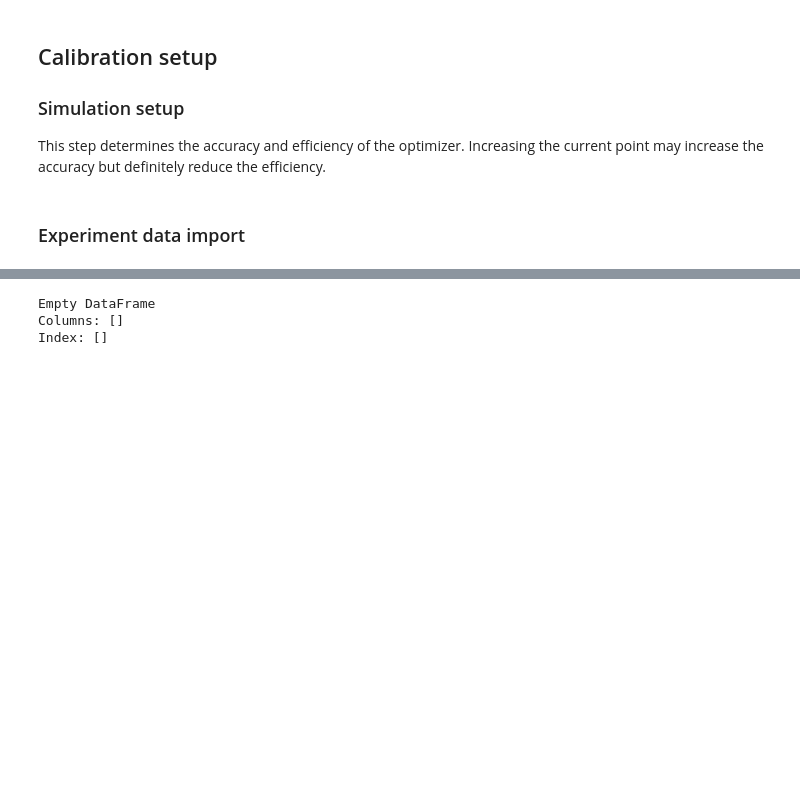
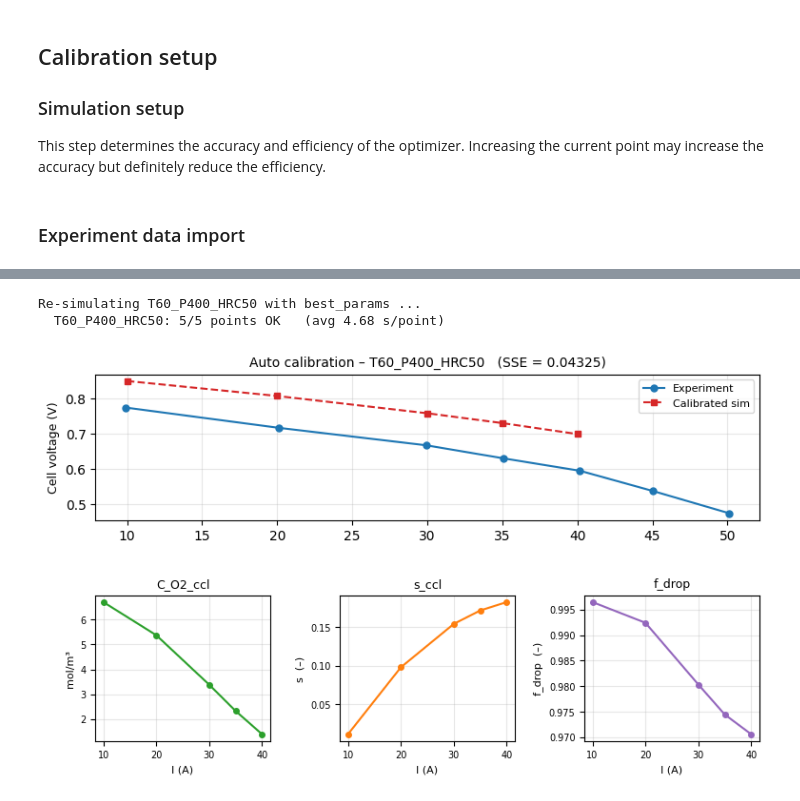
Before and after one commit to YuKwanH/DS-AlphaPEM, a Jupyter notebook: simulation/parameter calibration/dynamic model/polar.ipynb, the cells around one changed output, grey strips where cells are left out. Drawn from its saved outputs; the diff is of its cells as text; code cells hidden in the pictures; blank space fills up the shorter version.

Commit message:
Tried some manual calibration

```diff
--- a/simulation/parameter calibration/dynamic model/polar.ipynb
+++ b/simulation/parameter calibration/dynamic model/polar.ipynb
@@ -34,10 +42,13 @@ from modules.tests import *
 ### Simulation setup
 This step determines the accuracy and efficiency of the optimizer. Increasing the current point may increase the accuracy but definitely reduce the efficiency.
 # %%
-I_tested = [10, 20, 30]
-RHC_tested = [0, 50]
-PAC_tested = [1.3e5,1.4e5,1.5e5]
-TFC_tested = [50, 60, 70]
+
+# ---- Cell 3: Calibration target ----
+# Change CHOSEN_COND to any key from the experiment data (printed by the next cell)
+CHOSEN_COND = "T60_P400_HRC50"
+
+# Current points used to evaluate the objective (A)
+I_tested = [10, 20, 30, 35, 40]
 # %% [markdown]
 ### Experiment data import
 # %%
@@ -275,8 +300,65 @@ How much do the calibrated parameters change as you broaden the training set? Bi
 # %%
-# Side-by-side parameter comparison.
-param_df = pd.DataFrame({name: info["best_params"] for name, info in results.items()})
-print(param_df.to_string(float_format=lambda v: f"{v:.4g}"))
+
+# ---- Cell 10: Plot calibration result ----
+print(f"Re-simulating {CHOSEN_COND} with best_params ...")
+i_sim, v_sim, internals = simulate_polar(CHOSEN_COND, best_params)
+
+# Experimental reference
+df    = polardata_exp[CHOSEN_COND]
+i_exp = df["I_LOAD"].to_numpy(dtype=float)
+v_exp = df["VFC"].to_numpy(dtype=float) / n_cell
+
+# --- Compact figure: polar curve (top, full-width) + 3 diagnostic panels ---
+fig = plt.figure(figsize=(9, 5))
+gs  = gridspec.GridSpec(2, 3, figure=fig, hspace=0.52, wspace=0.40)
+ax_polar = fig.add_subplot(gs[0, :])
+ax_co2   = fig.add_subplot(gs[1, 0])
+ax_s     = fig.add_subplot(gs[1, 1])
+ax_fd    = fig.add_subplot(gs[1, 2])
+
+# Polarization curve
+ax_polar.plot(i_exp, v_exp, "o-",  color="tab:blue", markersize=5, label="Experiment")
+if i_sim:
+    ax_polar.plot(i_sim, v_sim, "s--", color="tab:red",  markersize=5, label="Calibrated sim")
+ax_polar.set_ylabel("Cell voltage (V)", fontsize=9)
+ax_polar.set_title(f"Auto calibration – {CHOSEN_COND}   (SSE = {study.best_value:.5f})", fontsize=10)
+ax_polar.grid(True, alpha=0.3)
+ax_polar.legend(loc="best", fontsize=8)
+
+# Diagnostic subplots
+if i_sim:
+    ax_co2.plot(i_sim, internals["C_O2_ccl"], "o-", color="tab:green",  markersize=4)
+    ax_co2.set_ylabel("mol/m³", fontsize=8)
+    ax_co2.set_xlabel("I (A)", fontsize=8)
+    ax_co2.set_title("C_O2_ccl", fontsize=9)
+    ax_co2.grid(True, alpha=0.3)
+    ax_co2.tick_params(labelsize=7)
+
+    ax_s.plot(i_sim, internals["s_ccl"], "o-", color="tab:orange", markersize=4)
+    ax_s.set_ylabel("s  (–)", fontsize=8)
+    ax_s.set_xlabel("I (A)", fontsize=8)
+    ax_s.set_title("s_ccl", fontsize=9)
+    ax_s.grid(True, alpha=0.3)
+    ax_s.tick_params(labelsize=7)
+
+    ax_fd.plot(i_sim, internals["fdrop"], "o-", color="tab:purple", markersize=4)
+    ax_fd.set_ylabel("f_drop  (–)", fontsize=8)
+    ax_fd.set_xlabel("I (A)", fontsize=8)
+    ax_fd.set_title("f_drop", fontsize=9)
+    ax_fd.grid(True, alpha=0.3)
+    ax_fd.tick_params(labelsize=7)
+
+plt.tight_layout()
+plt.show()
+
+# RMSE
+if i_sim:
+    idx_match = [int(np.argmin(np.abs(i_t - i_exp))) for i_t in i_sim]
+    rmse = float(np.sqrt(np.mean((np.array(v_sim) - v_exp[idx_match]) ** 2)))
+    print(f"RMSE on {len(i_sim)} points: {rmse * 1000:.1f} mV")
+else:
+    print("No simulation points succeeded -- try relaxing the parameter bounds or increasing N_TRIALS.")
 # %% [output]
-Empty DataFrame
-Columns: []
-Index: []
+Re-simulating T60_P400_HRC50 with best_params ...
+  T60_P400_HRC50: 5/5 points OK   (avg 4.68 s/point)
+[figure, added]
```
Also changed, not shown: parts of 25 cells of this notebook, 3 other files.
